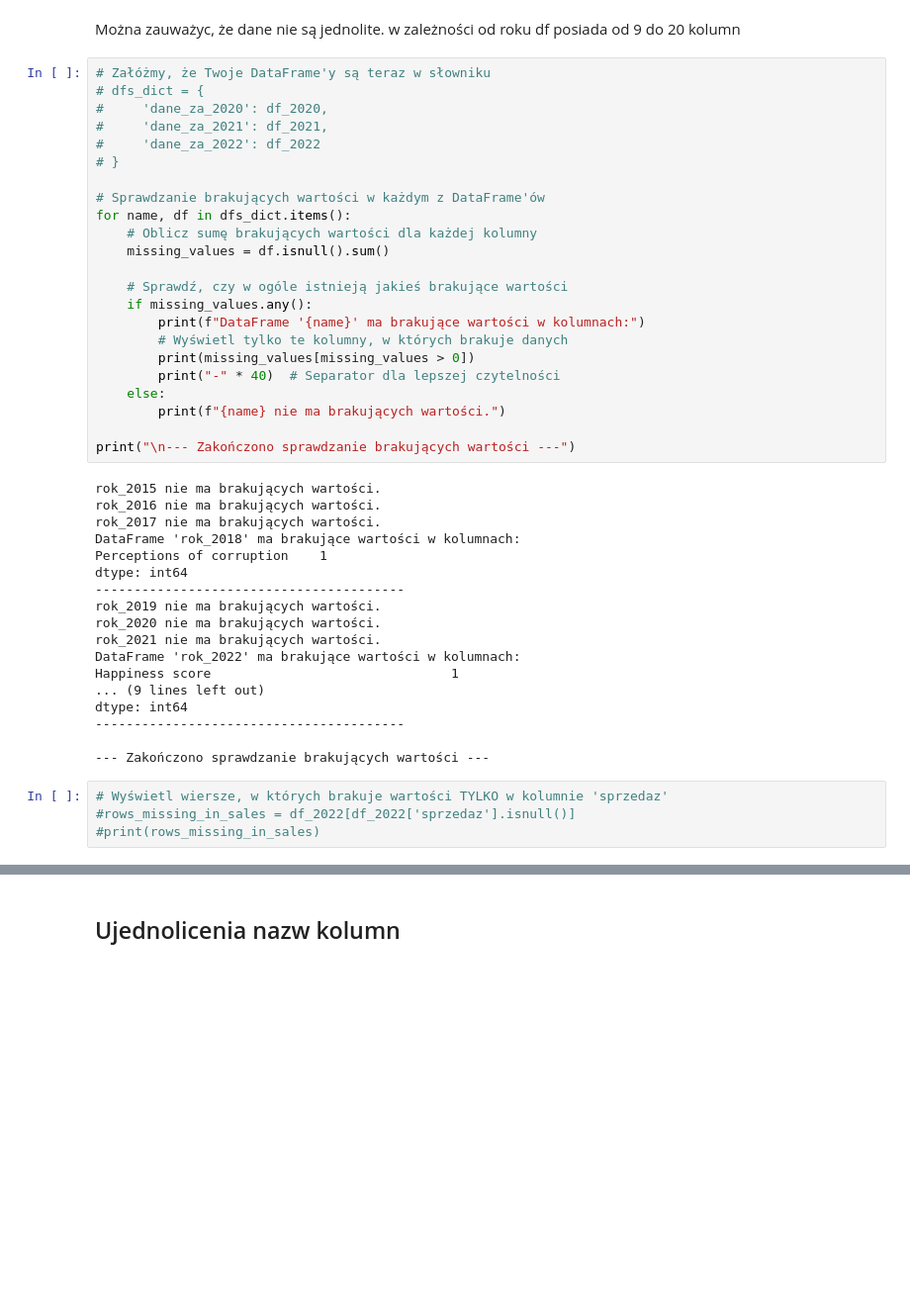
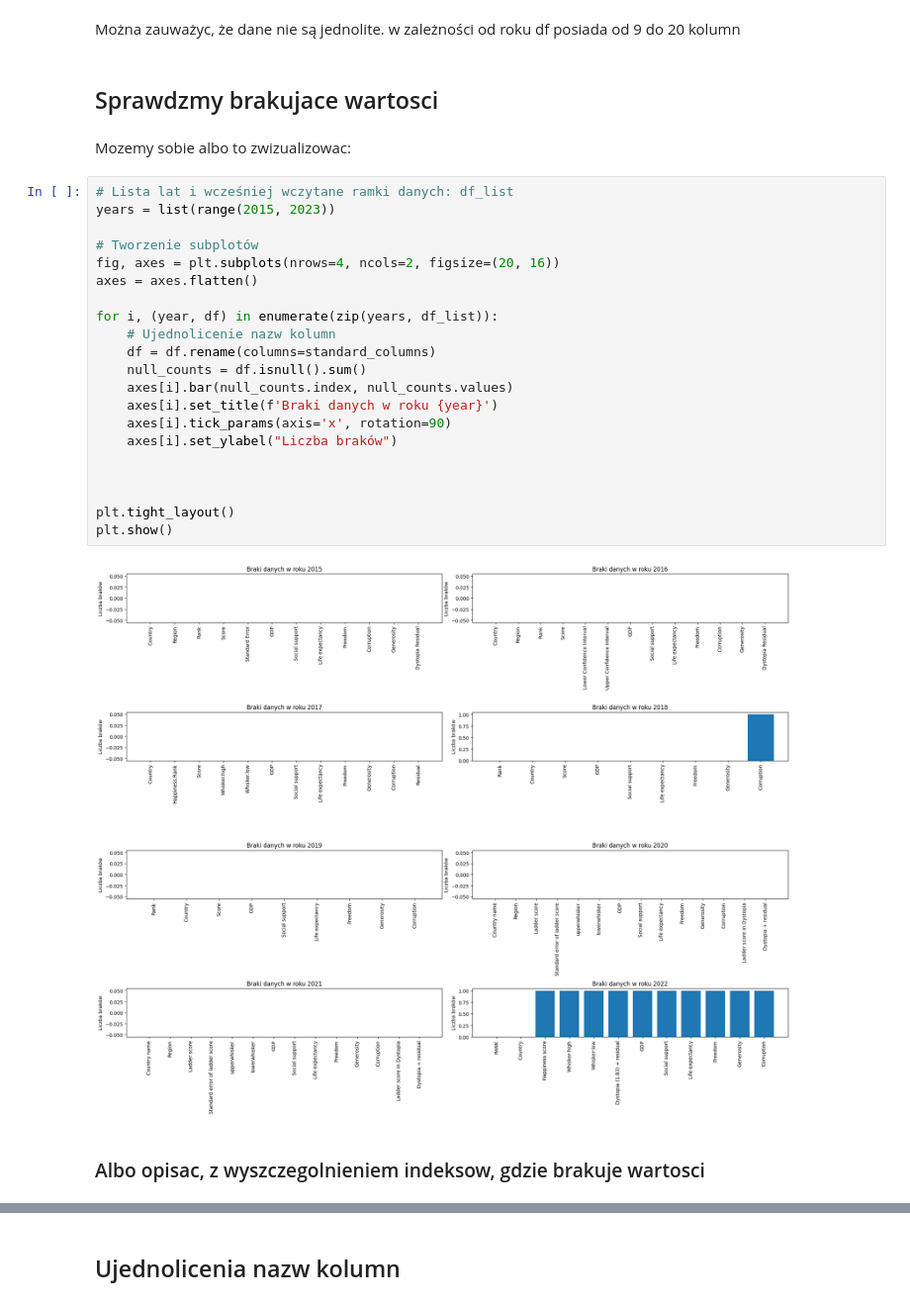
Before and after one commit to Kinga94/SAD_zadanie, a Jupyter notebook: SAD_world_happines_report.ipynb, the cells around one changed output, grey strips where cells are left out. Shown: that part at 99% size. Saved outputs shown, nothing was run; the diff lists cells and outputs as text; blank space fills up the shorter version.

Commit message:
Czyszczenie danych:
- porzadkowanie notatnika
- ujednolicanie nazw kolumn
- sprawdzanie brakow - wizualizacja
- dodanie kolumny "year" w kazdej ramce
- przygotowanie do laczenia ramek w jedna full_df

```diff
--- a/SAD_world_happines_report.ipynb
+++ b/SAD_world_happines_report.ipynb
@@ -209,47 +154,31 @@ df_2021
 # %% [markdown]
 Można zauważyc, że dane nie są jednolite. w zależności od roku df posiada od 9 do 20 kolumn
-# %%
-# Załóżmy, że Twoje DataFrame'y są teraz w słowniku
-# dfs_dict = {
-#     'dane_za_2020': df_2020,
-#     'dane_za_2021': df_2021,
-#     'dane_za_2022': df_2022
-# }
-
-# Sprawdzanie brakujących wartości w każdym z DataFrame'ów
-for name, df in dfs_dict.items():
-    # Oblicz sumę brakujących wartości dla każdej kolumny
-    missing_values = df.isnull().sum()
-
-    # Sprawdź, czy w ogóle istnieją jakieś brakujące wartości
-    if missing_values.any():
-        print(f"DataFrame '{name}' ma brakujące wartości w kolumnach:")
-        # Wyświetl tylko te kolumny, w których brakuje danych
-        print(missing_values[missing_values > 0])
-        print("-" * 40)  # Separator dla lepszej czytelności
-    else:
-        print(f"{name} nie ma brakujących wartości.")
-
-print("\n--- Zakończono sprawdzanie brakujących wartości ---")
-# %% [output]
-rok_2015 nie ma brakujących wartości.
-rok_2016 nie ma brakujących wartości.
-rok_2017 nie ma brakujących wartości.
-DataFrame 'rok_2018' ma brakujące wartości w kolumnach:
-Perceptions of corruption    1
-dtype: int64
-----------------------------------------
-rok_2019 nie ma brakujących wartości.
-rok_2020 nie ma brakujących wartości.
-rok_2021 nie ma brakujących wartości.
-DataFrame 'rok_2022' ma brakujące wartości w kolumnach:
-Happiness score                               1
-... (9 lines left out)
-dtype: int64
-----------------------------------------
-
---- Zakończono sprawdzanie brakujących wartości ---
-# %%
-# Wyświetl wiersze, w których brakuje wartości TYLKO w kolumnie 'sprzedaz'
-#rows_missing_in_sales = df_2022[df_2022['sprzedaz'].isnull()]
-#print(rows_missing_in_sales)
+# %% [markdown]
+## Sprawdzmy brakujace wartosci
+# %% [markdown]
+Mozemy sobie albo to zwizualizowac:
+# %%
+# Lista lat i wcześniej wczytane ramki danych: df_list
+years = list(range(2015, 2023))
+
+# Tworzenie subplotów
+fig, axes = plt.subplots(nrows=4, ncols=2, figsize=(20, 16))
+axes = axes.flatten()
+
+for i, (year, df) in enumerate(zip(years, df_list)):
+    # Ujednolicenie nazw kolumn
+    df = df.rename(columns=standard_columns)
+    null_counts = df.isnull().sum()
+    axes[i].bar(null_counts.index, null_counts.values)
+    axes[i].set_title(f'Braki danych w roku {year}')
+    axes[i].tick_params(axis='x', rotation=90)
+    axes[i].set_ylabel("Liczba braków")
+
+
+
+plt.tight_layout()
+plt.show()
+# %% [output]
+[figure, added]
+# %% [markdown]
+### Albo opisac, z wyszczegolnieniem indeksow, gdzie brakuje wartosci
```
Also changed, not shown: parts of 21 cells of this notebook.
